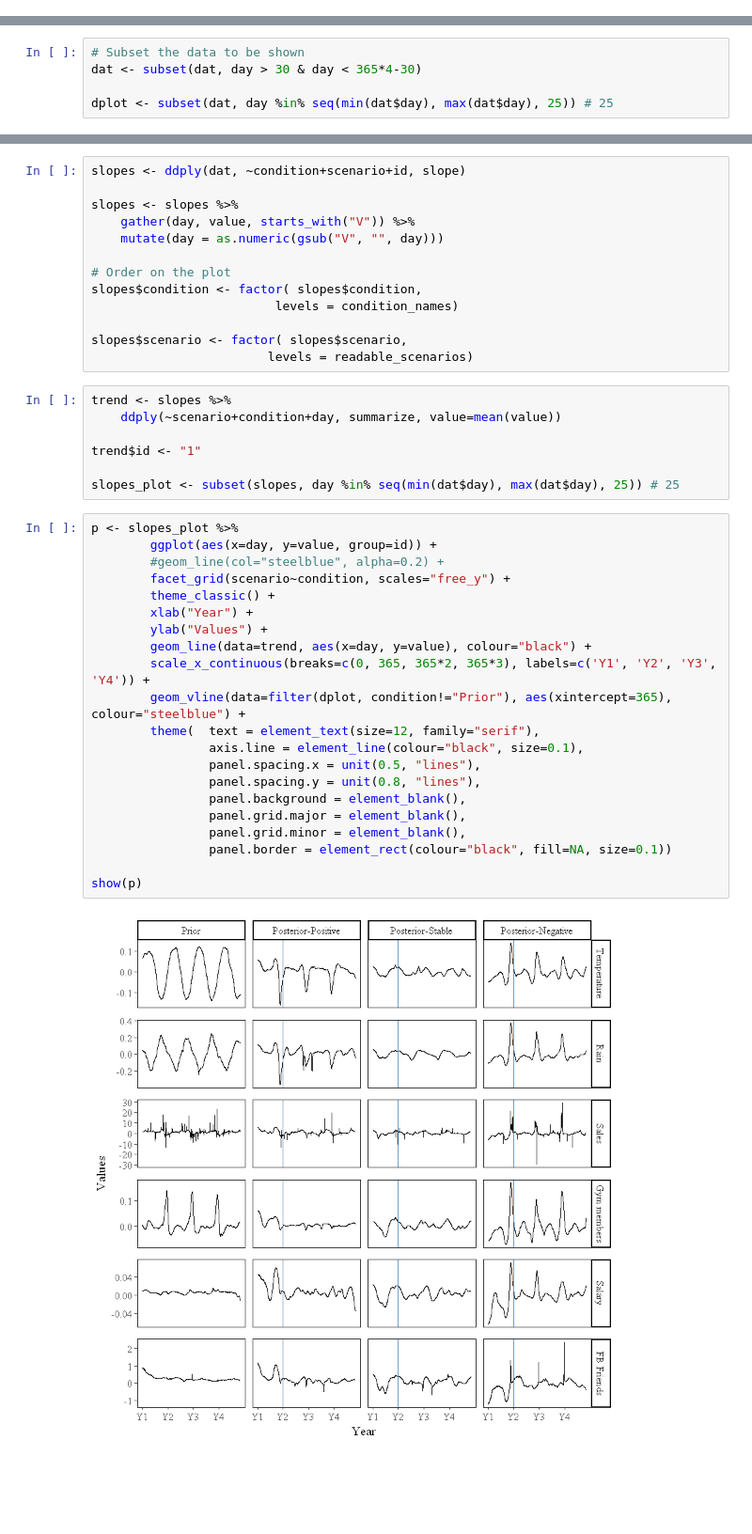
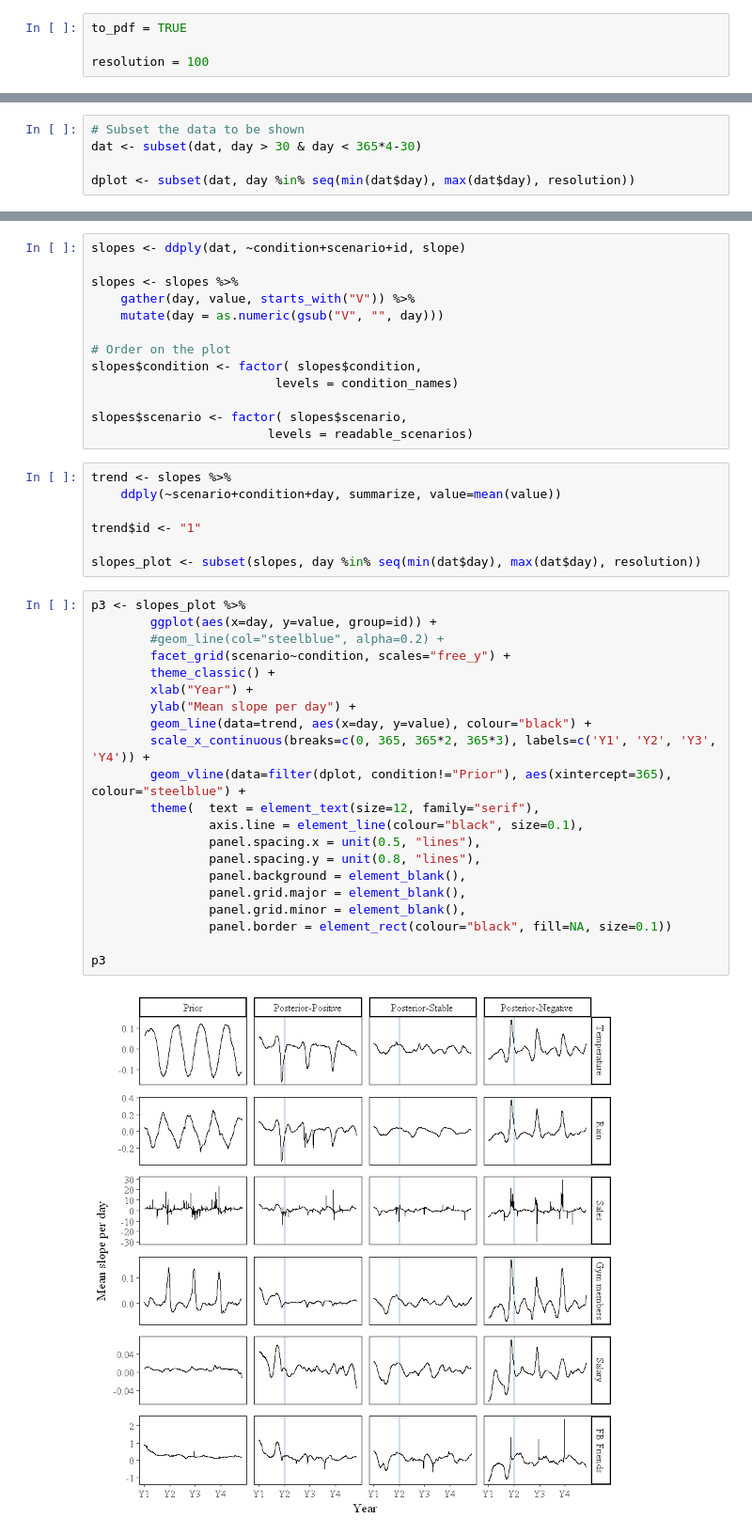
Before and after one commit to ericschulz/compforca, a Jupyter notebook: Data analysis/Catmull-Rom Analysis.ipynb, the cells around one changed output, grey strips where cells are left out. Shown at 94% size. Saved outputs shown, nothing was run; the diff lists cells and outputs as text; blank space fills up the shorter version.

```diff
--- a/Data analysis/Catmull-Rom Analysis.ipynb
+++ b/Data analysis/Catmull-Rom Analysis.ipynb
@@ -55,3 +41,7 @@ show <- function(plot) {
+# %%
+to_pdf = TRUE
+
+resolution = 100
 # %% [markdown]
 ## Preparing the data
 # %%
@@ -131,7 +121,7 @@ dat$scenario <- factor( dat$scenario,
 # Subset the data to be shown
 dat <- subset(dat, day > 30 & day < 365*4-30)
 
-dplot <- subset(dat, day %in% seq(min(dat$day), max(dat$day), 25)) # 25
+dplot <- subset(dat, day %in% seq(min(dat$day), max(dat$day), resolution))
 # %% [markdown]
 ### Mean plot
 # %%
@@ -224,27 +214,27 @@ trend <- slopes %>%
 
 trend$id <- "1"
 
-slopes_plot <- subset(slopes, day %in% seq(min(dat$day), max(dat$day), 25)) # 25
+slopes_plot <- subset(slopes, day %in% seq(min(dat$day), max(dat$day), resolution))
 # %%
-p <- slopes_plot %>%
+p3 <- slopes_plot %>%
         ggplot(aes(x=day, y=value, group=id)) +
         #geom_line(col="steelblue", alpha=0.2) +
         facet_grid(scenario~condition, scales="free_y") +
         theme_classic() +
         xlab("Year") +
-        ylab("Values") +
+        ylab("Mean slope per day") +
         geom_line(data=trend, aes(x=day, y=value), colour="black") +
         scale_x_continuous(breaks=c(0, 365, 365*2, 365*3), labels=c('Y1', 'Y2', 'Y3', 'Y4')) +
         geom_vline(data=filter(dplot, condition!="Prior"), aes(xintercept=365), colour="steelblue") +
         theme(  text = element_text(size=12, family="serif"),
                 axis.line = element_line(colour="black", size=0.1),
                 panel.spacing.x = unit(0.5, "lines"),
                 panel.spacing.y = unit(0.8, "lines"),
                 panel.background = element_blank(),
                 panel.grid.major = element_blank(),
                 panel.grid.minor = element_blank(),
                 panel.border = element_rect(colour="black", fill=NA, size=0.1))
 
-show(p)
+p3
 # %% [output]
-[figure, old version]
+[figure, new version]
```
Also changed, not shown: parts of 7 cells of this notebook, 1 other file.
